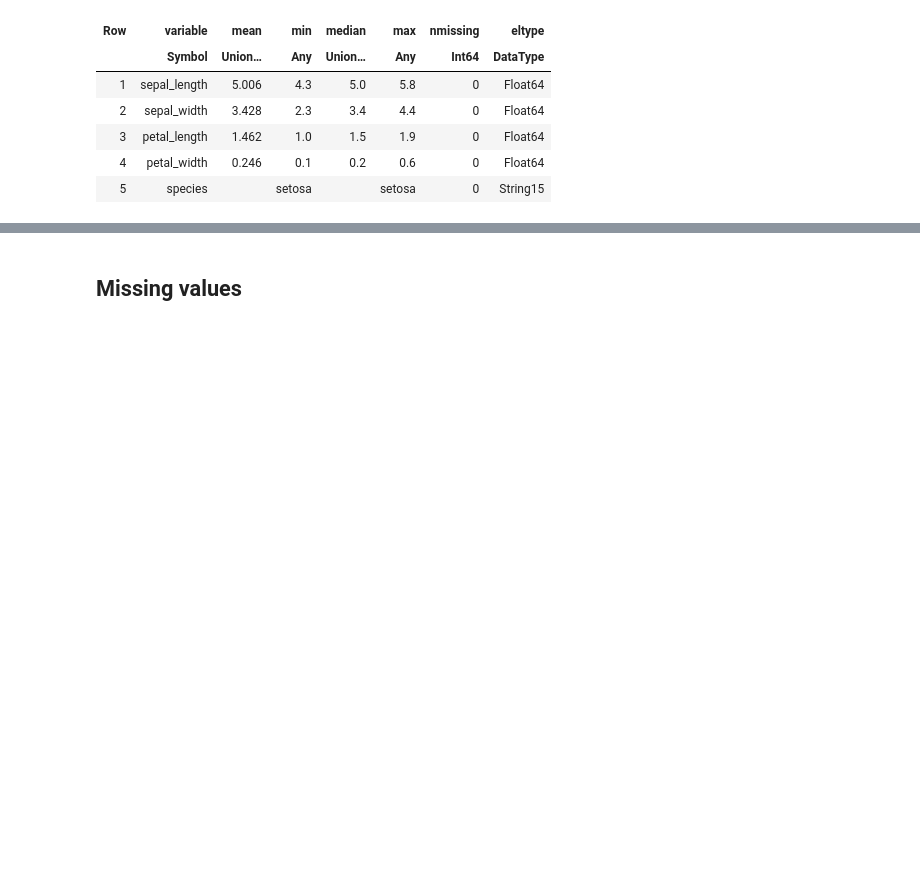
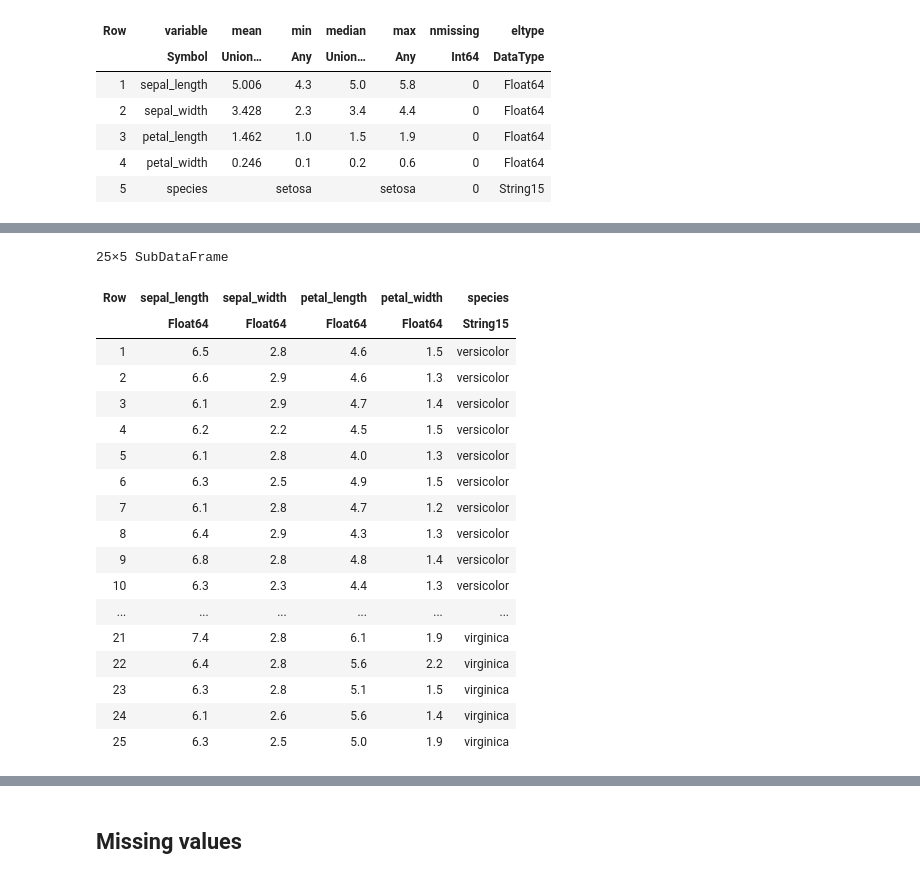
Before and after one commit to Brinkhuis/JuliaBasics, a Jupyter notebook: dataframes.ipynb, the cells around one changed output, grey strips where cells are left out. Saved outputs shown, nothing was run; the diff lists cells and outputs as text; code cells hidden in the pictures; blank space fills up the shorter version.

```diff
--- a/dataframes.ipynb
+++ b/dataframes.ipynb
@@ -317,0 +453,23 @@ describe(iris[iris.species .== "setosa", :])
+# %%
+# filter (subset dataframe)
+filter(row -> row.sepal_length > 6 && row.sepal_width < 3, iris, view=true)
+# %% [output]
+25×5 SubDataFrame
+| Row | sepal_length | sepal_width | petal_length | petal_width | species |
+|  | Float64 | Float64 | Float64 | Float64 | String15 |
+| 1 | 6.5 | 2.8 | 4.6 | 1.5 | versicolor |
+| 2 | 6.6 | 2.9 | 4.6 | 1.3 | versicolor |
+| 3 | 6.1 | 2.9 | 4.7 | 1.4 | versicolor |
+| 4 | 6.2 | 2.2 | 4.5 | 1.5 | versicolor |
+| 5 | 6.1 | 2.8 | 4.0 | 1.3 | versicolor |
+| 6 | 6.3 | 2.5 | 4.9 | 1.5 | versicolor |
+| 7 | 6.1 | 2.8 | 4.7 | 1.2 | versicolor |
+| 8 | 6.4 | 2.9 | 4.3 | 1.3 | versicolor |
+| 9 | 6.8 | 2.8 | 4.8 | 1.4 | versicolor |
+| 10 | 6.3 | 2.3 | 4.4 | 1.3 | versicolor |
+| ... | ... | ... | ... | ... | ... |
+| 21 | 7.4 | 2.8 | 6.1 | 1.9 | virginica |
+| 22 | 6.4 | 2.8 | 5.6 | 2.2 | virginica |
+| 23 | 6.3 | 2.8 | 5.1 | 1.5 | virginica |
+| 24 | 6.1 | 2.6 | 5.6 | 1.4 | virginica |
+| 25 | 6.3 | 2.5 | 5.0 | 1.9 | virginica |
```
Also changed, not shown: parts of 50 cells of this notebook.
